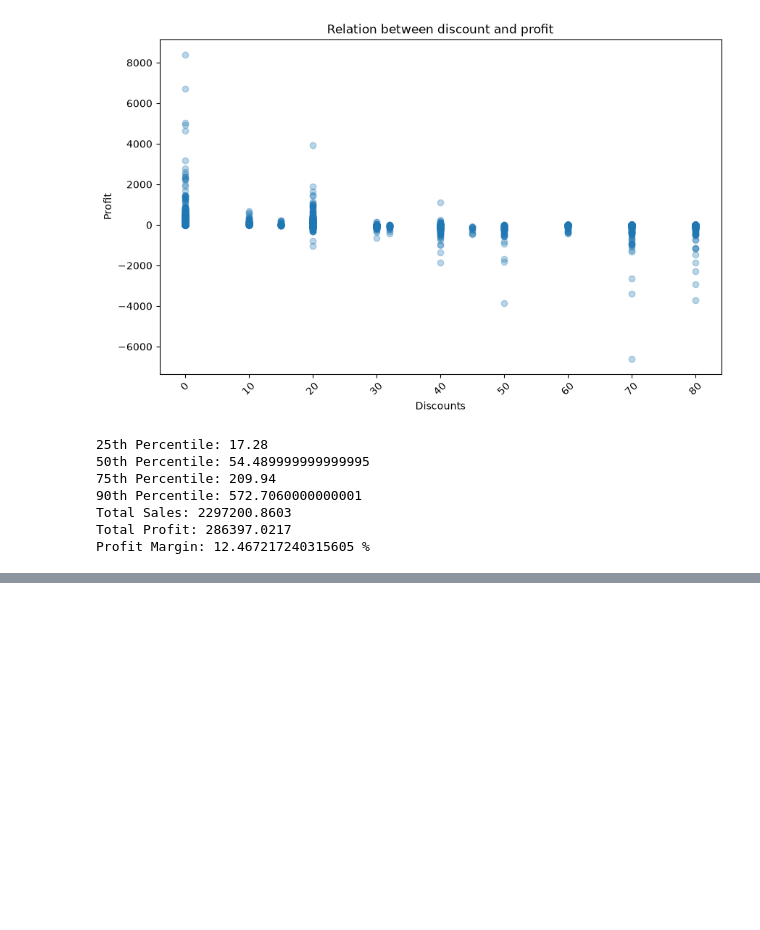
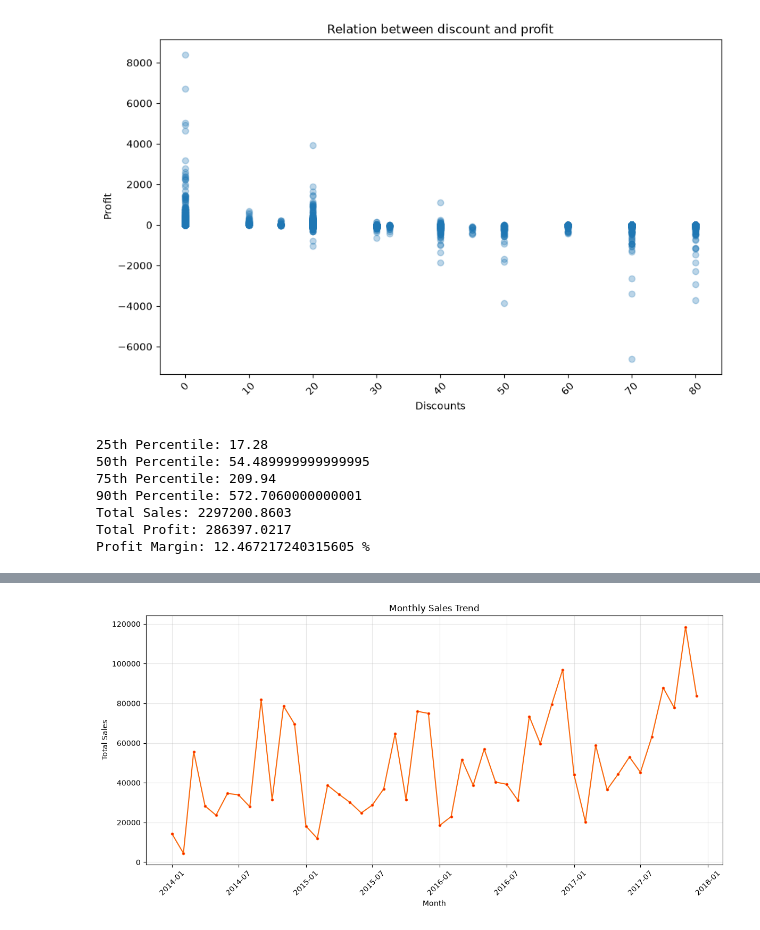
Before and after one commit to dhanushkrishna72/RetailPulse, a Jupyter notebook: notebook/saleDataAnalyser.ipynb, the cells around one changed output, grey strips where cells are left out. Saved outputs shown, nothing was run; the diff lists cells and outputs as text; code cells hidden in the pictures; blank space fills up the shorter version.

```diff
--- a/notebook/saleDataAnalyser.ipynb
+++ b/notebook/saleDataAnalyser.ipynb
@@ -97,0 +112,27 @@ Profit Margin: 12.467217240315605 %
+# %%
+# Monthly Sales Trend
+
+months = data.groupby(
+    data["Order Date"].dt.to_period("M")
+)["Sales"].sum()
+
+plt.figure(figsize=(12, 6))
+
+plt.plot(
+    months.index.to_timestamp(),
+    months.values,
+    marker=".",
+    markerfacecolor="red",
+    color="#f9680d"
+)
+
+plt.title("Monthly Sales Trend")
+plt.xlabel("Month")
+plt.ylabel("Total Sales")
+plt.xticks(rotation=45)
+plt.grid(alpha=0.3)
+plt.tight_layout()
+plt.savefig(os.path.join(folderPath, "monthly_sales.png"), dpi=300, bbox_inches="tight")
+plt.show()
+# %% [output]
+[figure, added]
```
Also changed, not shown: parts of 5 cells of this notebook, 5 other files.
